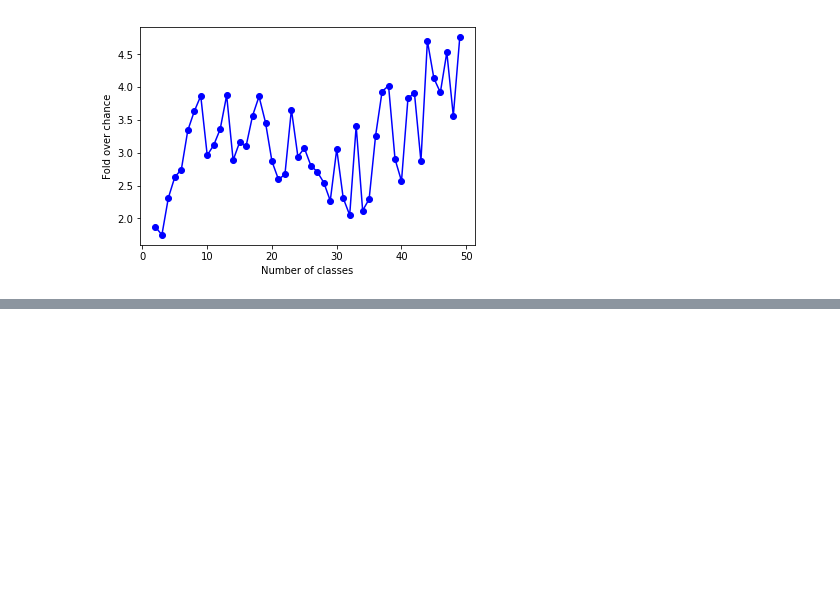
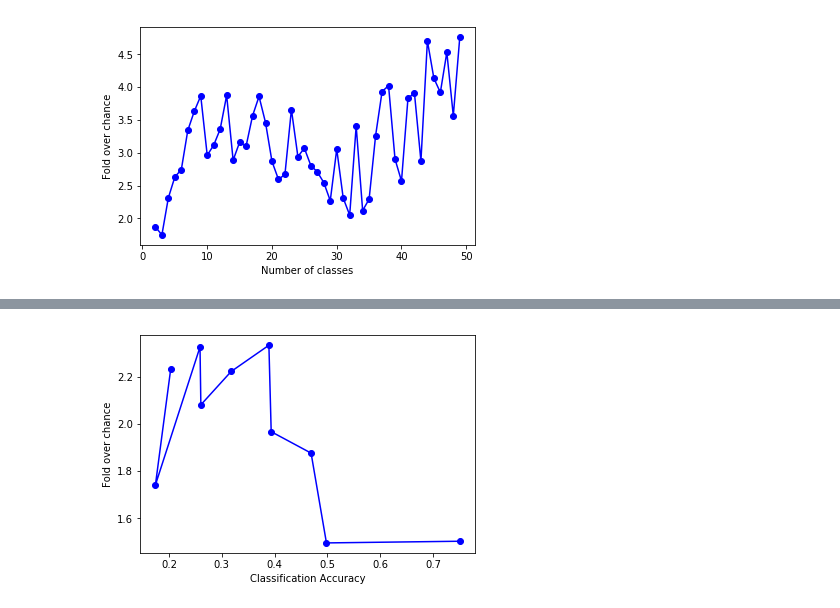
Before and after one commit to BouchardLab/ML_4_prec_prognosis, a Jupyter notebook: bin/outcome_clustering_plot.ipynb, the cells around one changed output, grey strips where cells are left out. Drawn from its saved outputs; the diff is of its cells as text; code cells hidden in the pictures; blank space fills up the shorter version.

```diff
--- a/bin/outcome_clustering_plot.ipynb
+++ b/bin/outcome_clustering_plot.ipynb
@@ -91,0 +83,9 @@ np.randn
+# %%
+plt.figure()
+plt.plot(filtered_outcome, filtered_outcome*new_ranges, 'bo', linestyle = '-')
+plt.xlabel('Classification Accuracy')
+plt.ylabel('Fold over chance')
+plt.savefig('/Users/ahyeon/Desktop/activ/bin/filtered_acc_vs_filtered_norm_acc.pdf')
+plt.show()
+# %% [output]
+[figure, added]
```
Also changed, not shown: parts of 17 cells of this notebook, 1 other file.
